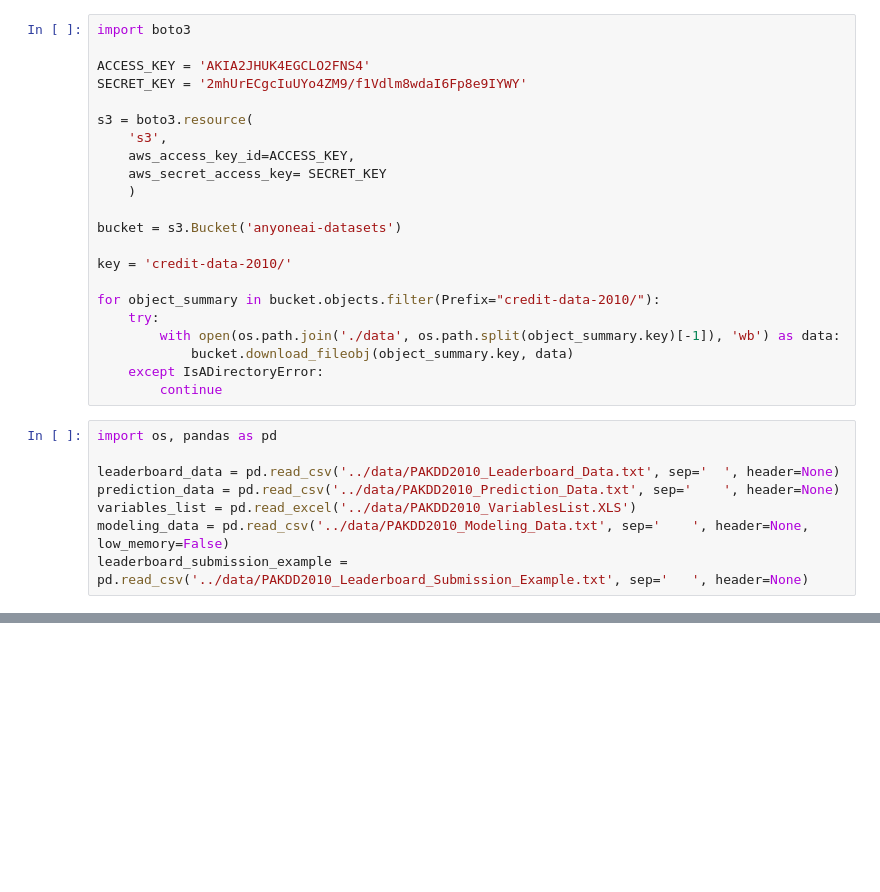
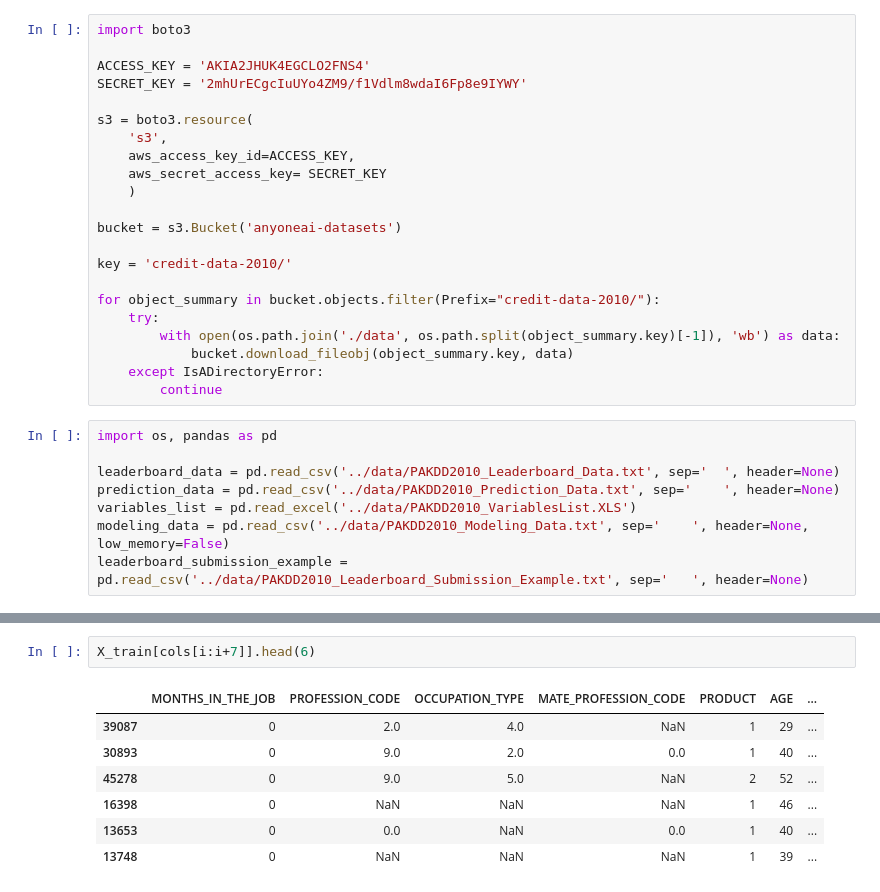
Before and after one commit to fidoarg/proyecto-final-anyoneai, a Jupyter notebook: base.ipynb, the cells around one changed output, grey strips where cells are left out. Drawn from its saved outputs; the diff is of its cells as text; blank space fills up the shorter version.

```diff
--- a/base.ipynb
+++ b/base.ipynb
@@ -35,0 +279,10 @@ leaderboard_submission_example.columns = [variables_list['Var_Title'][0], variab
+# %%
+X_train[cols[i:i+7]].head(6)
+# %% [output]
+|  | MONTHS_IN_THE_JOB | PROFESSION_CODE | OCCUPATION_TYPE | MATE_PROFESSION_CODE | PRODUCT | AGE | ... |
+| 39087 | 0 | 2.0 | 4.0 | NaN | 1 | 29 | ... |
+| 30893 | 0 | 9.0 | 2.0 | 0.0 | 1 | 40 | ... |
+| 45278 | 0 | 9.0 | 5.0 | NaN | 2 | 52 | ... |
+| 16398 | 0 | NaN | NaN | NaN | 1 | 46 | ... |
+| 13653 | 0 | 0.0 | NaN | 0.0 | 1 | 40 | ... |
+| 13748 | 0 | NaN | NaN | NaN | 1 | 39 | ... |
```
Also changed, not shown: parts of 22 cells of this notebook, 2 other files.
